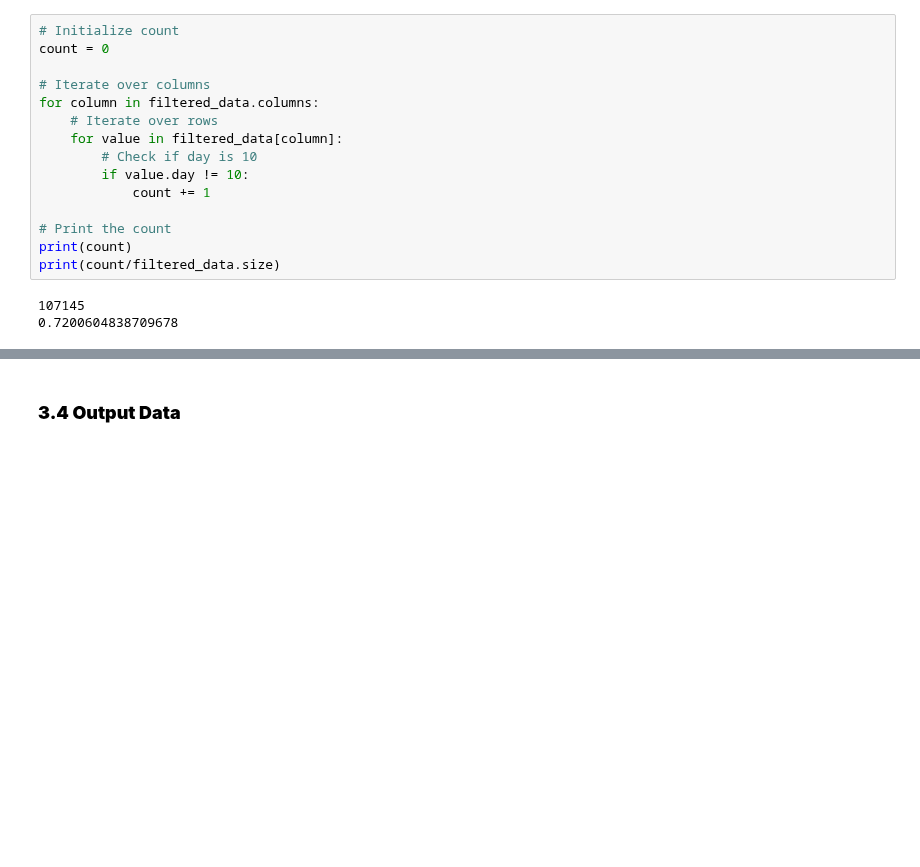
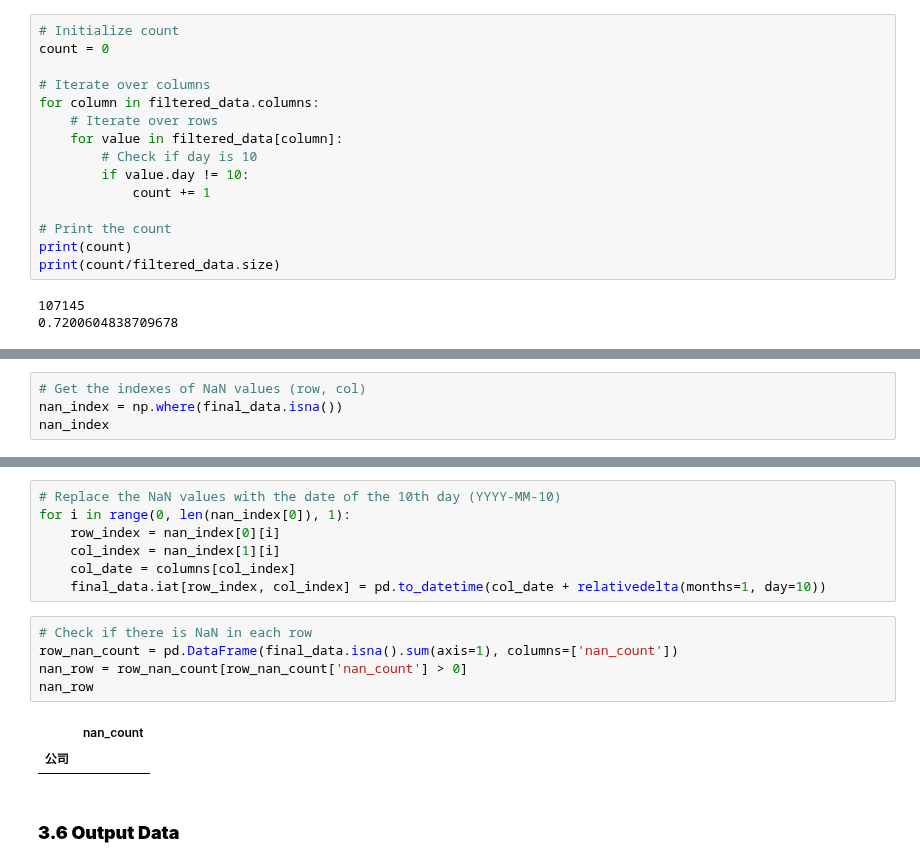
Before and after one commit to angel870326/Monthly-Revenue, a Jupyter notebook: 021_announcement_date_v1.ipynb, the cells around one changed output, grey strips where cells are left out. Saved outputs shown, nothing was run; the diff lists cells and outputs as text; blank space fills up the shorter version.

```diff
--- a/021_announcement_date_v1.ipynb
+++ b/021_announcement_date_v1.ipynb
@@ -210,0 +250,4 @@ print(count/filtered_data.size)
+# %%
+# Get the indexes of NaN values (row, col)
+nan_index = np.where(final_data.isna())
+nan_index
@@ -211,3 +272,18 @@ print(count/filtered_data.size)
+# %%
+# Replace the NaN values with the date of the 10th day (YYYY-MM-10)
+for i in range(0, len(nan_index[0]), 1):
+    row_index = nan_index[0][i]
+    col_index = nan_index[1][i]
+    col_date = columns[col_index]
+    final_data.iat[row_index, col_index] = pd.to_datetime(col_date + relativedelta(months=1, day=10))
+# %%
+# Check if there is NaN in each row
+row_nan_count = pd.DataFrame(final_data.isna().sum(axis=1), columns=['nan_count'])
+nan_row = row_nan_count[row_nan_count['nan_count'] > 0]
+nan_row
+# %% [output]
+|  | nan_count |
+| 公司 |  |
 # %% [markdown]
-### **3.4 Output Data**
+### **3.6 Output Data**
 # %%
```
Also changed, not shown: parts of 7 cells of this notebook.
